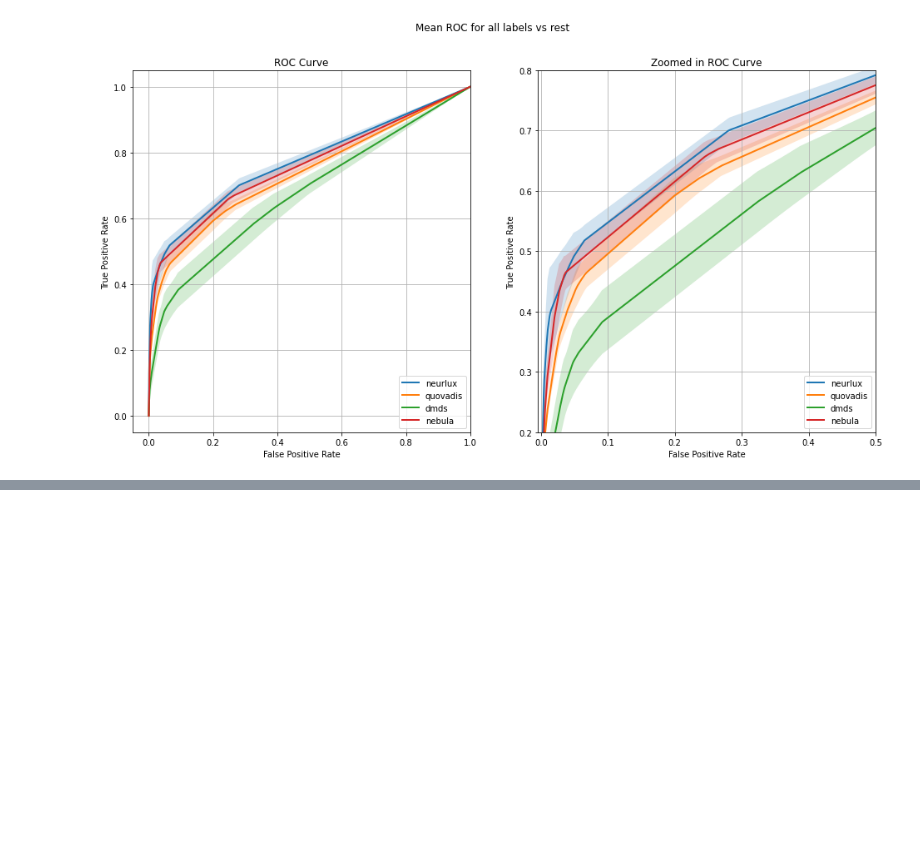
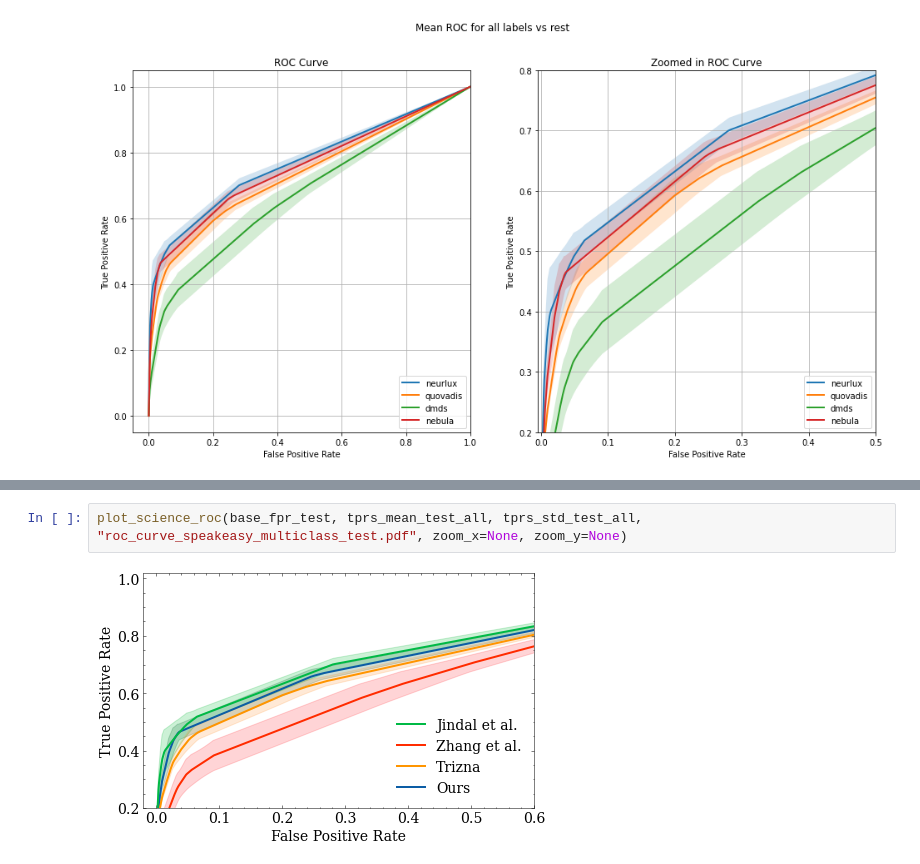
Before and after one commit to dtrizna/nebula, a Jupyter notebook: evaluation/paper_sota/results_roc_speakeasy_multiclass.ipynb, the cells around one changed output, grey strips where cells are left out. Drawn from its saved outputs; the diff is of its cells as text; blank space fills up the shorter version.

```diff
--- a/evaluation/paper_sota/results_roc_speakeasy_multiclass.ipynb
+++ b/evaluation/paper_sota/results_roc_speakeasy_multiclass.ipynb
@@ -326,0 +462,4 @@ _ = fig.suptitle(f"Mean ROC for all labels vs rest")
+# %%
+plot_science_roc(base_fpr_test, tprs_mean_test_all, tprs_std_test_all, "roc_curve_speakeasy_multiclass_test.pdf", zoom_x=None, zoom_y=None)
+# %% [output]
+[figure, added]
```
Also changed, not shown: parts of 2 cells of this notebook, 16 other files.
